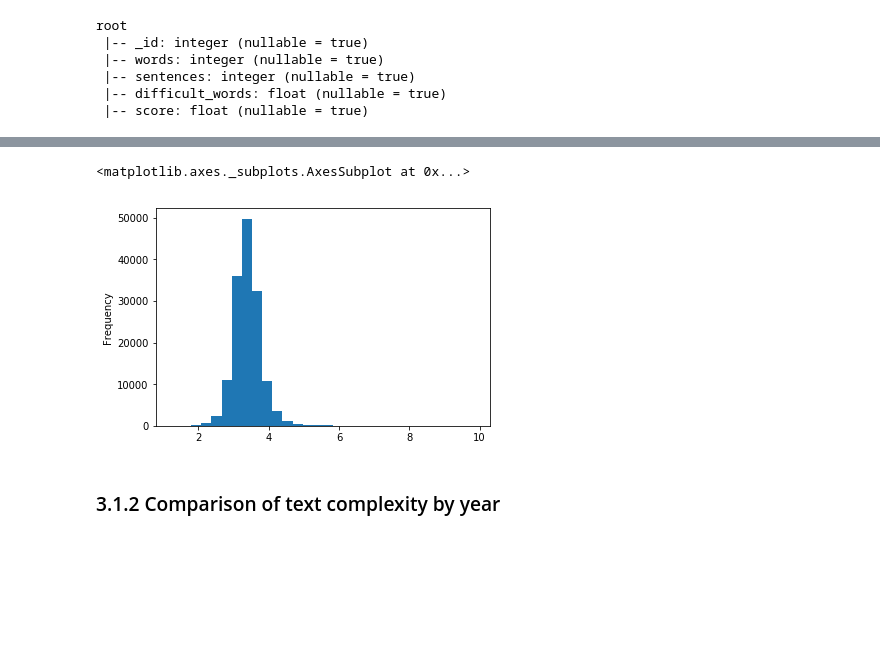
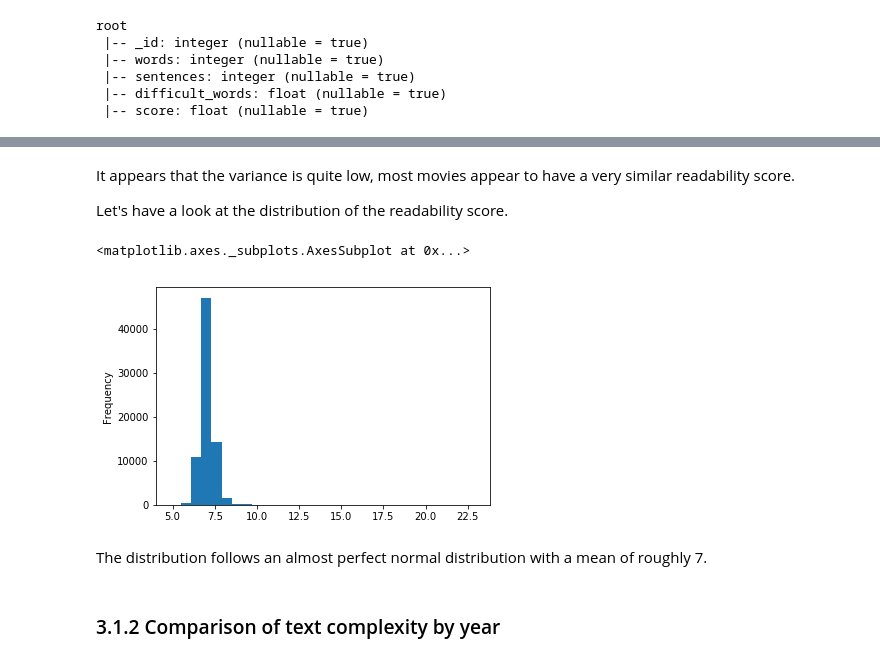
Before and after one commit to RobertInjac/ADA-Project-2018-OpenSubtitles, a Jupyter notebook: Project.ipynb, the cells around one changed output, grey strips where cells are left out. Drawn from its saved outputs; the diff is of its cells as text; code cells hidden in the pictures; blank space fills up the shorter version.

```diff
--- a/Project.ipynb
+++ b/Project.ipynb
@@ -1011,5 +1006,5 @@ complexity_df.write.mode('overwrite').parquet('./datasets/complexity_final.parqu
 # %%
-complexity_df_ = spark.read.parquet('./datasets/complexity_final.parquet')
+complexity_df_ = spark.read.parquet('./datasets/complexity_without_punct_v3.parquet')
 complexity_df_ = complexity_df_.withColumn('score', F.col('score').cast('float'))
 complexity_df_.printSchema()
 # %% [output]
@@ -1065,9 +1042,14 @@ complexity_df.head(10)
+# %% [markdown]
+It appears that the variance is quite low, most movies appear to have a very similar readability score.
+
+Let's have a look at the distribution of the readability score.
 # %%
-complexity_df = complexity_df[complexity_df['score'] < 10]
 complexity_df['score'].plot.hist(bins=30)
 # %% [output]
 <matplotlib.axes._subplots.AxesSubplot at 0x...>
-[figure, old version]
+[figure, new version]
+# %% [markdown]
+The distribution follows an almost perfect normal distribution with a mean of roughly 7.
 # %% [markdown]
 ### 3.1.2 Comparison of text complexity by year
 # %% [markdown]
```
Also changed, not shown: parts of 84 cells of this notebook.
